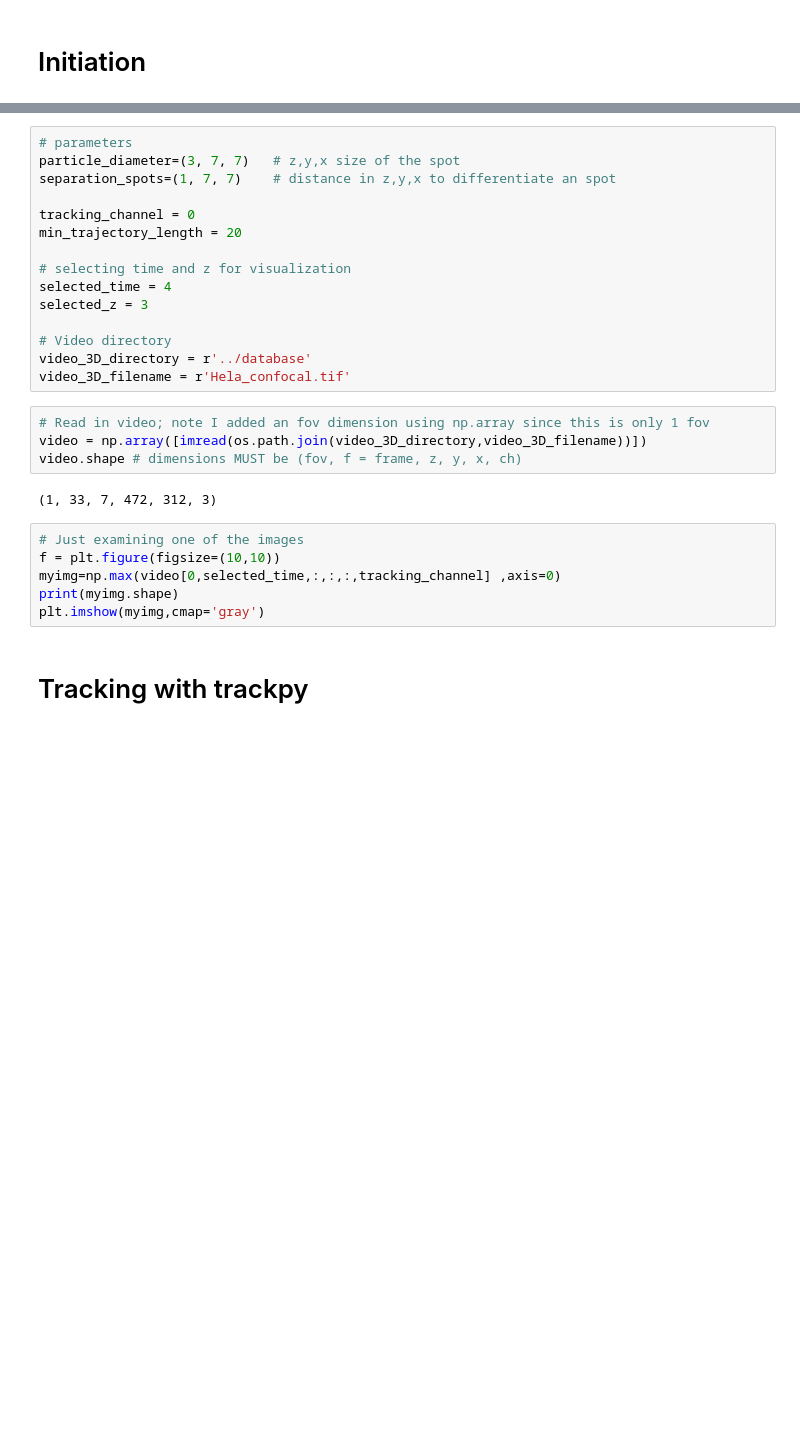
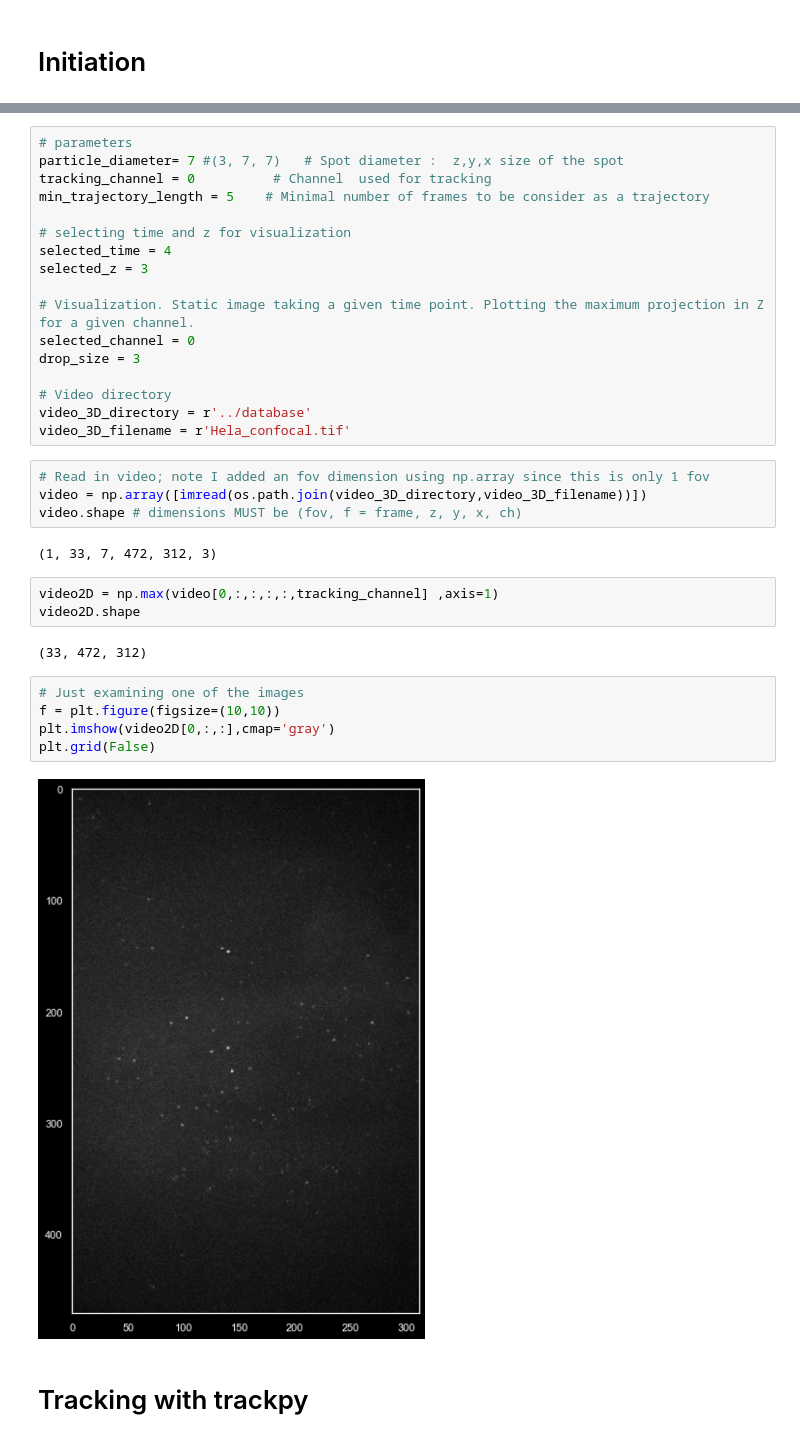
Before and after one commit to Colorado-State-University-Stasevich-Lab/croparray, a Jupyter notebook: notebooks/ToolDevelopment_Trackpy.ipynb, the cells around one changed output, grey strips where cells are left out. Cells and saved outputs as stored; diff of their text form; blank space fills up the shorter version.

Commit message:
new code with tracking

```diff
--- a/notebooks/ToolDevelopment_Trackpy.ipynb
+++ b/notebooks/ToolDevelopment_Trackpy.ipynb
@@ -52,16 +34,18 @@ os.chdir(cwd)
 plt.style.use('dark_background')
 # %%
 # parameters
-particle_diameter=(3, 7, 7)   # z,y,x size of the spot
-separation_spots=(1, 7, 7)    # distance in z,y,x to differentiate an spot
-
-tracking_channel = 0
-min_trajectory_length = 20
+particle_diameter= 7 #(3, 7, 7)   # Spot diameter :  z,y,x size of the spot
+tracking_channel = 0          # Channel  used for tracking
+min_trajectory_length = 5    # Minimal number of frames to be consider as a trajectory
 
 # selecting time and z for visualization
 selected_time = 4
 selected_z = 3
 
+# Visualization. Static image taking a given time point. Plotting the maximum projection in Z for a given channel.
+selected_channel = 0
+drop_size = 3
+
 # Video directory
 video_3D_directory = r'../database'
 video_3D_filename = r'Hela_confocal.tif'
@@ -71,11 +55,17 @@ video = np.array([imread(os.path.join(video_3D_directory,video_3D_filename))])
 video.shape # dimensions MUST be (fov, f = frame, z, y, x, ch)
 # %% [output]
 (1, 33, 7, 472, 312, 3)
+# %%
+video2D = np.max(video[0,:,:,:,:,tracking_channel] ,axis=1)
+video2D.shape
+# %% [output]
+(33, 472, 312)
 # %%
 # Just examining one of the images
 f = plt.figure(figsize=(10,10))
-myimg=np.max(video[0,selected_time,:,:,:,tracking_channel] ,axis=0)
-print(myimg.shape)
-plt.imshow(myimg,cmap='gray')
+plt.imshow(video2D[0,:,:],cmap='gray')
+plt.grid(False)
+# %% [output]
+[figure, added]
 # %% [markdown]
 # Tracking with trackpy
```
Also changed, not shown: parts of 29 cells of this notebook.
